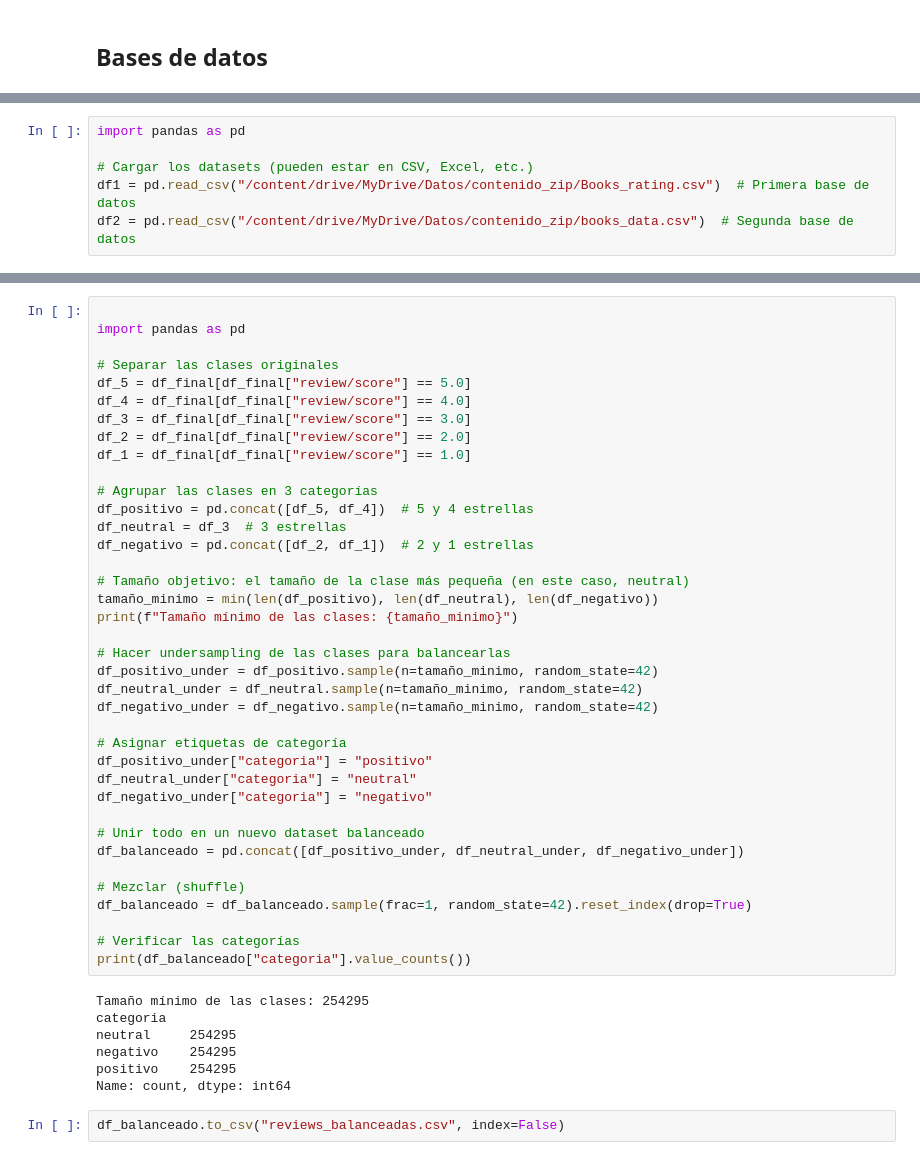
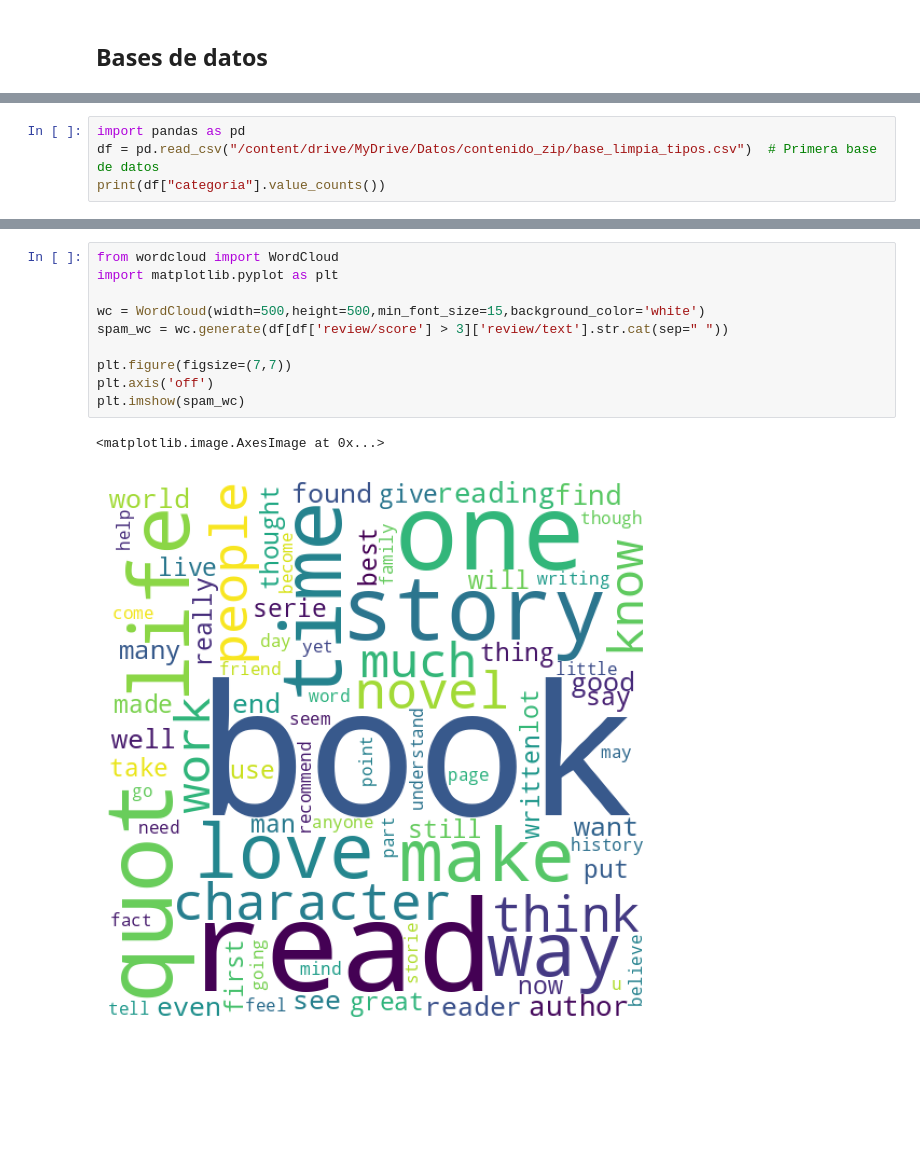
Before and after one commit to EUtrilla2002/ProyectoDatos, a Jupyter notebook: ProyectoDatos.ipynb, the cells around one changed output, grey strips where cells are left out. Saved outputs shown, nothing was run; the diff lists cells and outputs as text; blank space fills up the shorter version.

Commit message:
Haciendo nubes de palabras para saber que cosas ir quitando

```diff
--- a/ProyectoDatos.ipynb
+++ b/ProyectoDatos.ipynb
@@ -24,6 +12,4 @@ Descompresión completa.
 # %%
 import pandas as pd
-
-# Cargar los datasets (pueden estar en CSV, Excel, etc.)
-df1 = pd.read_csv("/content/drive/MyDrive/Datos/contenido_zip/Books_rating.csv")  # Primera base de datos
-df2 = pd.read_csv("/content/drive/MyDrive/Datos/contenido_zip/books_data.csv")  # Segunda base de datos
+df = pd.read_csv("/content/drive/MyDrive/Datos/contenido_zip/base_limpia_tipos.csv")  # Primera base de datos
+print(df["categoria"].value_counts())
@@ -279,47 +42,13 @@ La base de datos presenta un fuerte desbalance en la distribución de clases: m
-# %%
-
-import pandas as pd
-
-# Separar las clases originales
-df_5 = df_final[df_final["review/score"] == 5.0]
-df_4 = df_final[df_final["review/score"] == 4.0]
-df_3 = df_final[df_final["review/score"] == 3.0]
-df_2 = df_final[df_final["review/score"] == 2.0]
-df_1 = df_final[df_final["review/score"] == 1.0]
-
-# Agrupar las clases en 3 categorías
-df_positivo = pd.concat([df_5, df_4])  # 5 y 4 estrellas
-df_neutral = df_3  # 3 estrellas
-df_negativo = pd.concat([df_2, df_1])  # 2 y 1 estrellas
-
-# Tamaño objetivo: el tamaño de la clase más pequeña (en este caso, neutral)
-tamaño_minimo = min(len(df_positivo), len(df_neutral), len(df_negativo))
-print(f"Tamaño mínimo de las clases: {tamaño_minimo}")
-
-# Hacer undersampling de las clases para balancearlas
-df_positivo_under = df_positivo.sample(n=tamaño_minimo, random_state=42)
-df_neutral_under = df_neutral.sample(n=tamaño_minimo, random_state=42)
-df_negativo_under = df_negativo.sample(n=tamaño_minimo, random_state=42)
-
-# Asignar etiquetas de categoría
-df_positivo_under["categoria"] = "positivo"
-df_neutral_under["categoria"] = "neutral"
-df_negativo_under["categoria"] = "negativo"
-
-# Unir todo en un nuevo dataset balanceado
-df_balanceado = pd.concat([df_positivo_under, df_neutral_under, df_negativo_under])
-
-# Mezclar (shuffle)
-df_balanceado = df_balanceado.sample(frac=1, random_state=42).reset_index(drop=True)
-
-# Verificar las categorías
-print(df_balanceado["categoria"].value_counts())
-# %% [output]
-Tamaño mínimo de las clases: 254295
-categoria
-neutral     254295
-negativo    254295
-positivo    254295
-Name: count, dtype: int64
-# %%
-df_balanceado.to_csv("reviews_balanceadas.csv", index=False)
+# %%
+from wordcloud import WordCloud
+import matplotlib.pyplot as plt
+
+wc = WordCloud(width=500,height=500,min_font_size=15,background_color='white')
+spam_wc = wc.generate(df[df['review/score'] > 3]['review/text'].str.cat(sep=" "))
+
+plt.figure(figsize=(7,7))
+plt.axis('off')
+plt.imshow(spam_wc)
+# %% [output]
+<matplotlib.image.AxesImage at 0x...>
+[figure, added]
```
Also changed, not shown: parts of 30 cells of this notebook.
